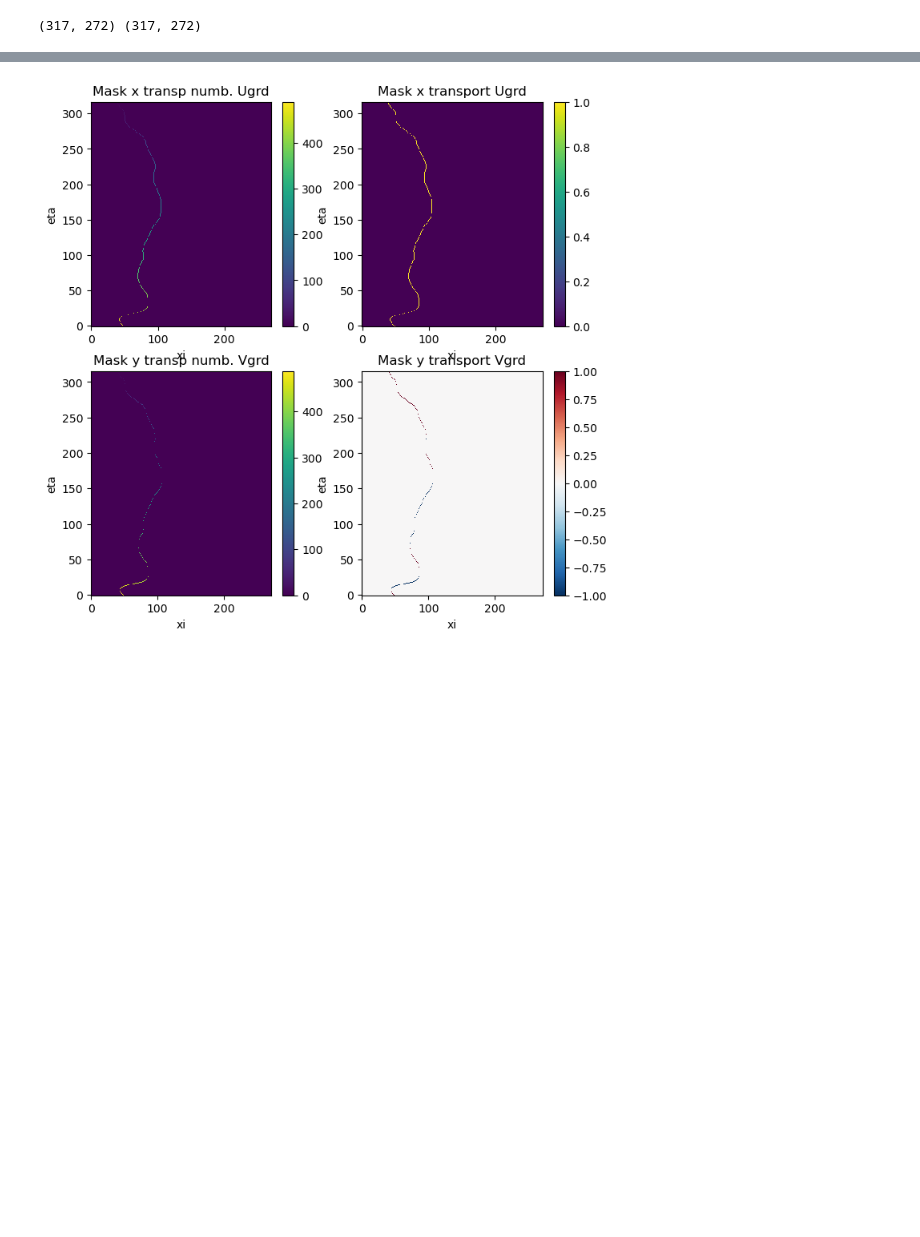
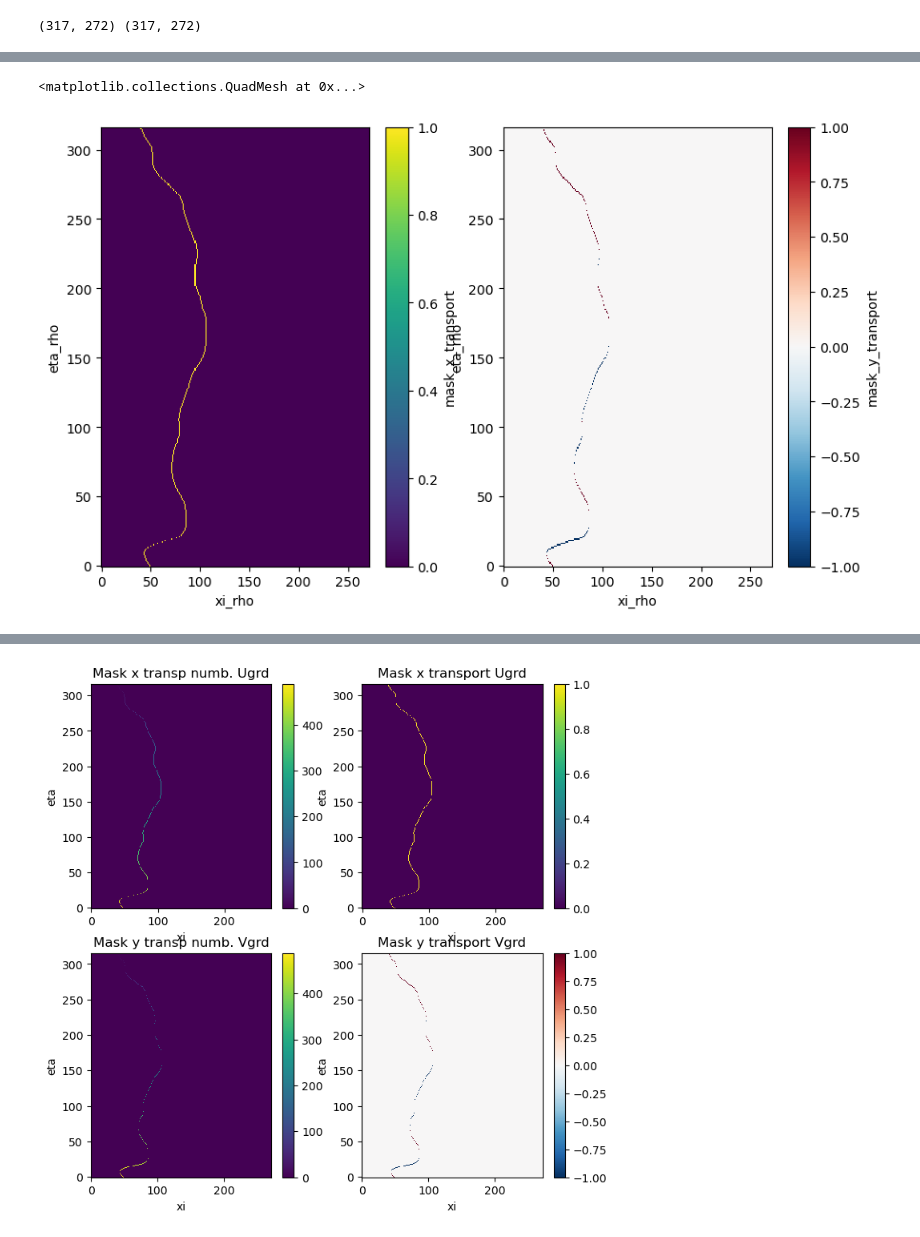
Before and after one commit to fncsobral/waom_notebook, a Jupyter notebook: OHB_shelf/Cross-1500m/testing.ipynb, the cells around one changed output, grey strips where cells are left out. Saved outputs shown, nothing was run; the diff lists cells and outputs as text; code cells hidden in the pictures; blank space fills up the shorter version.

```diff
--- a/OHB_shelf/Cross-1500m/testing.ipynb
+++ b/OHB_shelf/Cross-1500m/testing.ipynb
@@ -747,0 +851,7 @@ print(pm.shape, pn.shape)
+# %%
+fig, ax = plt.subplots(ncols=2, figsize=(10, 6))
+dg.mask_x_transport.plot(ax=ax[0])
+dg.mask_y_transport.plot(ax=ax[1])
+# %% [output]
+<matplotlib.collections.QuadMesh at 0x...>
+[figure, added]
```
Also changed, not shown: parts of 24 cells of this notebook.
